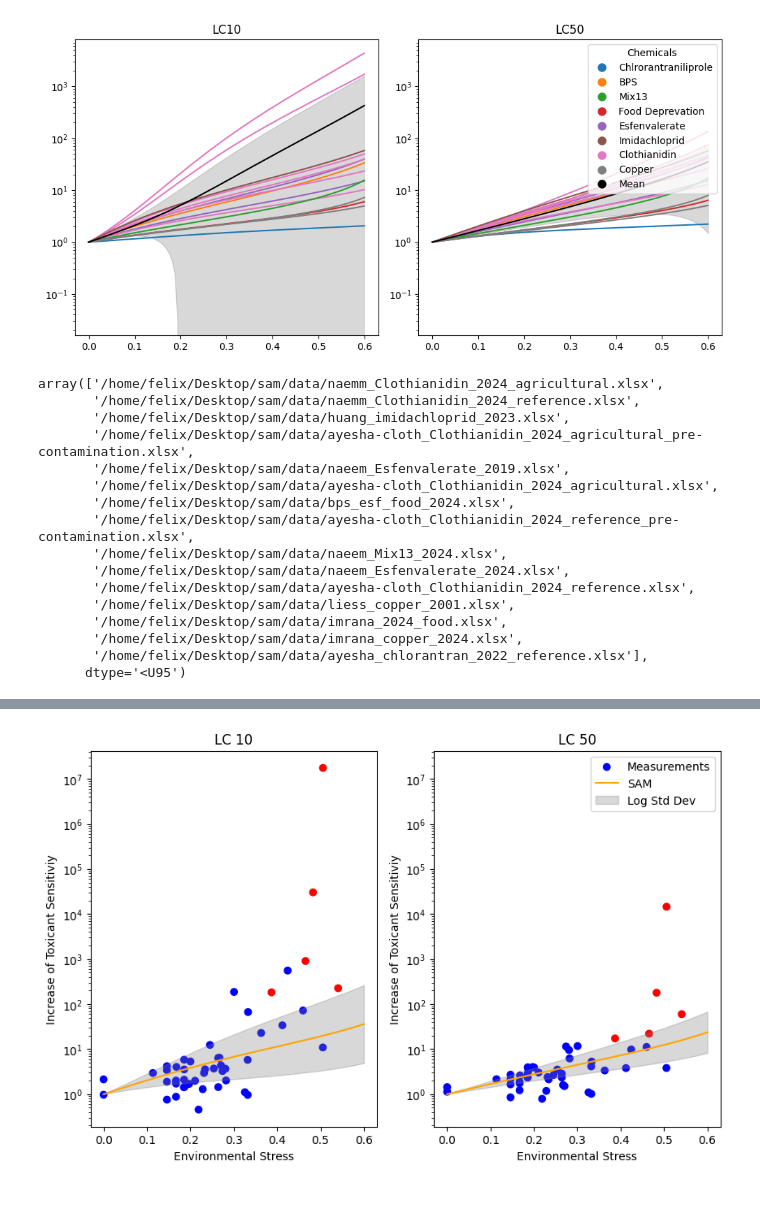
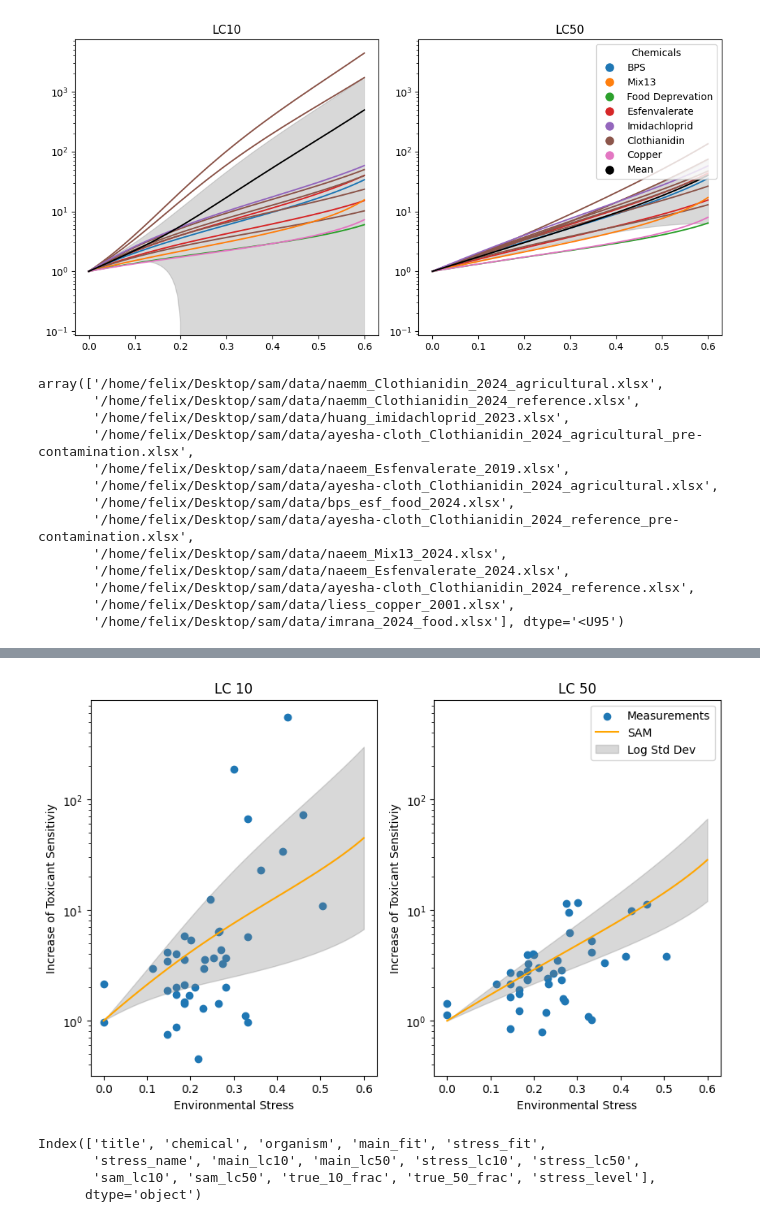
Before and after one commit to ffhammer/sam, a Jupyter notebook: scripts/diff_graphic.ipynb, the cells around one changed output, grey strips where cells are left out. Saved outputs shown, nothing was run; the diff lists cells and outputs as text; code cells hidden in the pictures.

Commit message:
bessere graphen

```diff
--- a/scripts/diff_graphic.ipynb
+++ b/scripts/diff_graphic.ipynb
@@ -28,7 +28,7 @@ ignore = [
 ]
 
 ignore = [
-    #     'bps_esf_food_2024.xlsx',
+    #     'bps_esf_food_2024',
     #    'ayesha-cloth_Clothianidin_2024_agricultural.xlsx',
     #    'huang_imidachloprid_2023.xlsx',
     #    'ayesha-cloth_Clothianidin_2024_agricultural_pre-contamination.xlsx',
@@ -38,13 +38,13 @@ ignore = [
 
 ignore = [
 
-    'imrana_salt_2024.xlsx',
-       'ayesha_chlorantran_2022_agriculture.xlsx',
-       'huang_Flupyradifurone_2023.xlsx',
-       'ayesha_chlorantran_2022_reference.xlsx'
-       'imrana_2024_food.xlsx',
-       'imrana_copper_2024.xlsx'
-       "ayesha_chlorantran_2022_reference.xlsx",
+    'imrana_salt_2024',
+       'ayesha_chlorantran_2022_agriculture',
+       'huang_Flupyradifurone_2023',
+       'ayesha_chlorantran_2022_reference'
+       'imrana_2024_food',
+       'imrana_copper_2024',
+       "ayesha_chlorantran_2022_reference",
 
 ]
 
@@ -169,7 +169,7 @@ plt.legend(handles=legend_elements, title="Chemicals", loc='upper right')
 plt.tight_layout()
 plt.show()
 # %% [output]
-[figure, old version]
+[figure, new version]
 # %%
 paths =np.array([p for p,i in load_files(filter=filter_func)])
 
@@ -189,10 +189,7 @@ array(['/home/felix/Desktop/sam/data/naemm_Clothianidin_2024_agricultural.xlsx',
        '/home/felix/Desktop/sam/data/naeem_Esfenvalerate_2024.xlsx',
        '/home/felix/Desktop/sam/data/ayesha-cloth_Clothianidin_2024_reference.xlsx',
        '/home/felix/Desktop/sam/data/liess_copper_2001.xlsx',
-       '/home/felix/Desktop/sam/data/imrana_2024_food.xlsx',
-       '/home/felix/Desktop/sam/data/imrana_copper_2024.xlsx',
-       '/home/felix/Desktop/sam/data/ayesha_chlorantran_2022_reference.xlsx'],
-      dtype='<U95')
+       '/home/felix/Desktop/sam/data/imrana_2024_food.xlsx'], dtype='<U95')
 # %%
 dfs = []
 
@@ -282,34 +279,41 @@ x_name = "Environmental Stress"
 
 plt.figure(figsize=(10,6))
 ax1 = plt.subplot(1,2,1)
 plt.title("LC 10")
 
-color = ["blue" if not i else "red" for i in mask]
+# color = ["blue" if not i else "red" for i in mask]
 
-plt.scatter(df.stress_level, df["true_10_frac"], label = "Measurements", color = color)
+plt.scatter(df.stress_level[~mask], df["true_10_frac"][~mask], label = "Measurements")
 
 
 ax1.plot(stresses, mean_curve_10, color='orange', label='SAM')
 ax1.fill_between(stresses, lower_curve_10, upper_curve_10, color='gray', alpha=0.3, label='Log Std Dev')
 
 
 plt.yscale("log")
 plt.xlabel(x_name)
 plt.ylabel(y_name)
 
 plt.subplot(1,2,2, sharey = ax1)
 plt.title("LC 50")
 
-plt.scatter(df.stress_level, df["true_50_frac"], label = "Measurements", color = color)
+plt.scatter(df.stress_level[~mask], df["true_50_frac"][~mask], label = "Measurements")
 
 plt.plot(stresses, mean_curve_50, color='orange', label='SAM')
 plt.fill_between(stresses, lower_curve_50, upper_curve_50, color='gray', alpha=0.3, label='Log Std Dev')
 
 plt.yscale("log")
 plt.xlabel(x_name)
 plt.ylabel(y_name)
 
 plt.legend()
 plt.show()
 # %% [output]
-[figure, old version]
+[figure, new version]
+# %%
+df.columns
+# %% [output]
+Index(['title', 'chemical', 'organism', 'main_fit', 'stress_fit',
+       'stress_name', 'main_lc10', 'main_lc50', 'stress_lc10', 'stress_lc50',
+       'sam_lc10', 'sam_lc50', 'true_10_frac', 'true_50_frac', 'stress_level'],
+      dtype='object')
```
Also changed, not shown: parts of 1 cell of this notebook, 1 other file.
